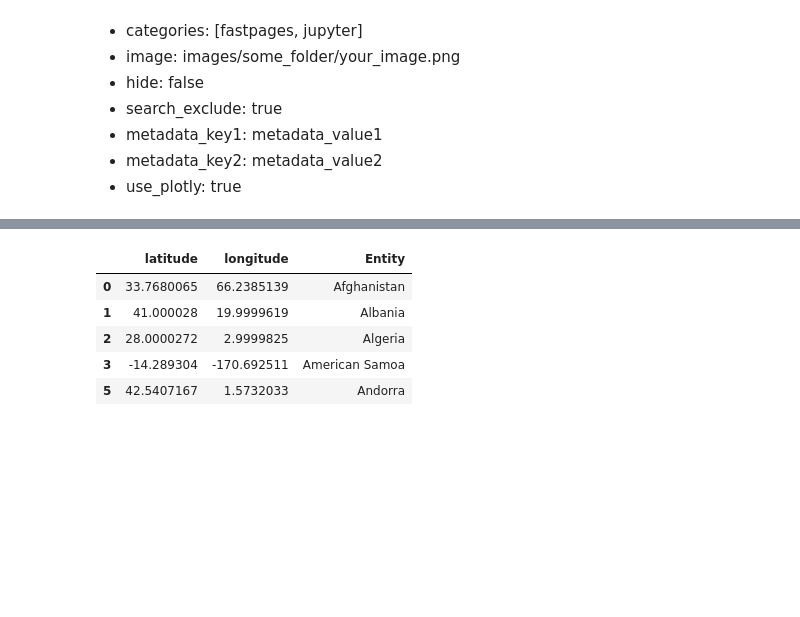
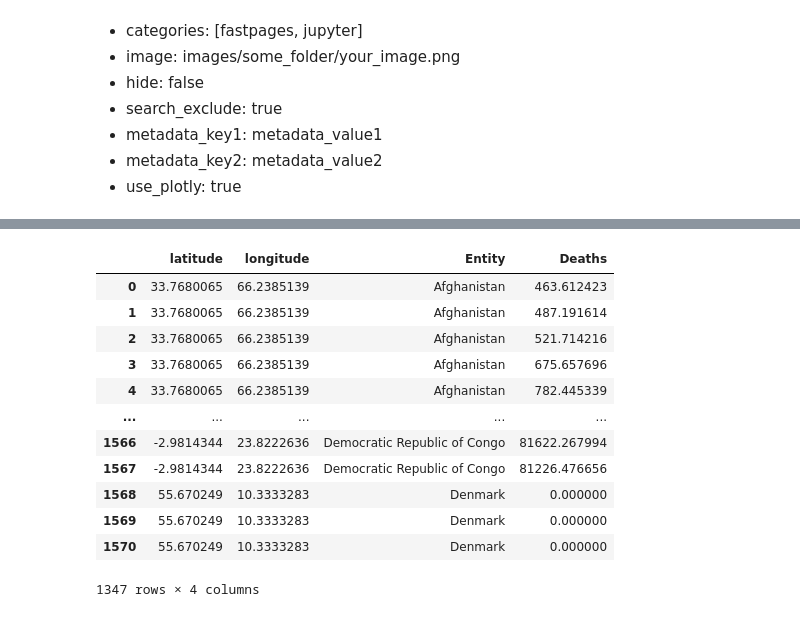
Before and after one commit to shannondmurphy/BIOSTAT823, a Jupyter notebook: _notebooks/2021-09-10-hw3.ipynb, the cells around one changed output, grey strips where cells are left out. Drawn from its saved outputs; the diff is of its cells as text; code cells hidden in the pictures; blank space fills up the shorter version.

```diff
--- a/_notebooks/2021-09-10-hw3.ipynb
+++ b/_notebooks/2021-09-10-hw3.ipynb
@@ -252,7 +161,3 @@ import time
 from pprint import pprint
 
 app = Nominatim(user_agent="tutorial")
-# get location raw data
-location = app.geocode("Afghanistan").raw
-# print raw data
-pprint(location)
@@ -287,19 +164,22 @@ deaths17.sample(2)
 # %%
 coor = pd.DataFrame()
 
-for i in range(len(deaths17)):
+for i in range(len(deaths)):
+    if type(deaths.iloc[i]['Deaths']) != 0:
+        if type(deaths.iloc[i]['Code']) == str:
 
-    if type(deaths17.iloc[i]['Code']) == str:
-        location = app.geocode(deaths17.iloc[i]['Entity']).raw
-        coor = pd.concat(
-            [coor,
-             pd.DataFrame(
-                 {"latitude" :location['lat'],
-                  "longitude" :location['lon'],
-                  "Entity" : deaths17.iloc[i]['Entity']
-                 },
-                 index = [i]
-             )
+            location = app.geocode(deaths.iloc[i]['Entity']).raw
+            coor = pd.concat(
+                [coor,
+                 pd.DataFrame(
+                     {"latitude" : location['lat'],
+                      "longitude" : location['lon'],
+                      "Entity" : deaths.iloc[i]['Entity'],
+                      "Deaths" : deaths.iloc[i]['Deaths'],
+                      "Year" : deaths.iloc[i]['Year']
+                     },
+                     index = [i]
+                 )
 
-            ]
-        )
+                ]
+            )
@@ -310,9 +193,16 @@ str
 # %%
-coor.head(5)
+coor
 # %% [output]
-|  | latitude | longitude | Entity |
-| 0 | 33.7680065 | 66.2385139 | Afghanistan |
-| 1 | 41.000028 | 19.9999619 | Albania |
-| 2 | 28.0000272 | 2.9999825 | Algeria |
-| 3 | -14.289304 | -170.692511 | American Samoa |
-| 5 | 42.5407167 | 1.5732033 | Andorra |
+|  | latitude | longitude | Entity | Deaths |
+| 0 | 33.7680065 | 66.2385139 | Afghanistan | 463.612423 |
+| 1 | 33.7680065 | 66.2385139 | Afghanistan | 487.191614 |
+| 2 | 33.7680065 | 66.2385139 | Afghanistan | 521.714216 |
+| 3 | 33.7680065 | 66.2385139 | Afghanistan | 675.657696 |
+| 4 | 33.7680065 | 66.2385139 | Afghanistan | 782.445339 |
+| ... | ... | ... | ... | ... |
+| 1566 | -2.9814344 | 23.8222636 | Democratic Republic of Congo | 81622.267994 |
+| 1567 | -2.9814344 | 23.8222636 | Democratic Republic of Congo | 81226.476656 |
+| 1568 | 55.670249 | 10.3333283 | Denmark | 0.000000 |
+| 1569 | 55.670249 | 10.3333283 | Denmark | 0.000000 |
+| 1570 | 55.670249 | 10.3333283 | Denmark | 0.000000 |
+1347 rows × 4 columns
```
Also changed, not shown: parts of 44 cells of this notebook.
